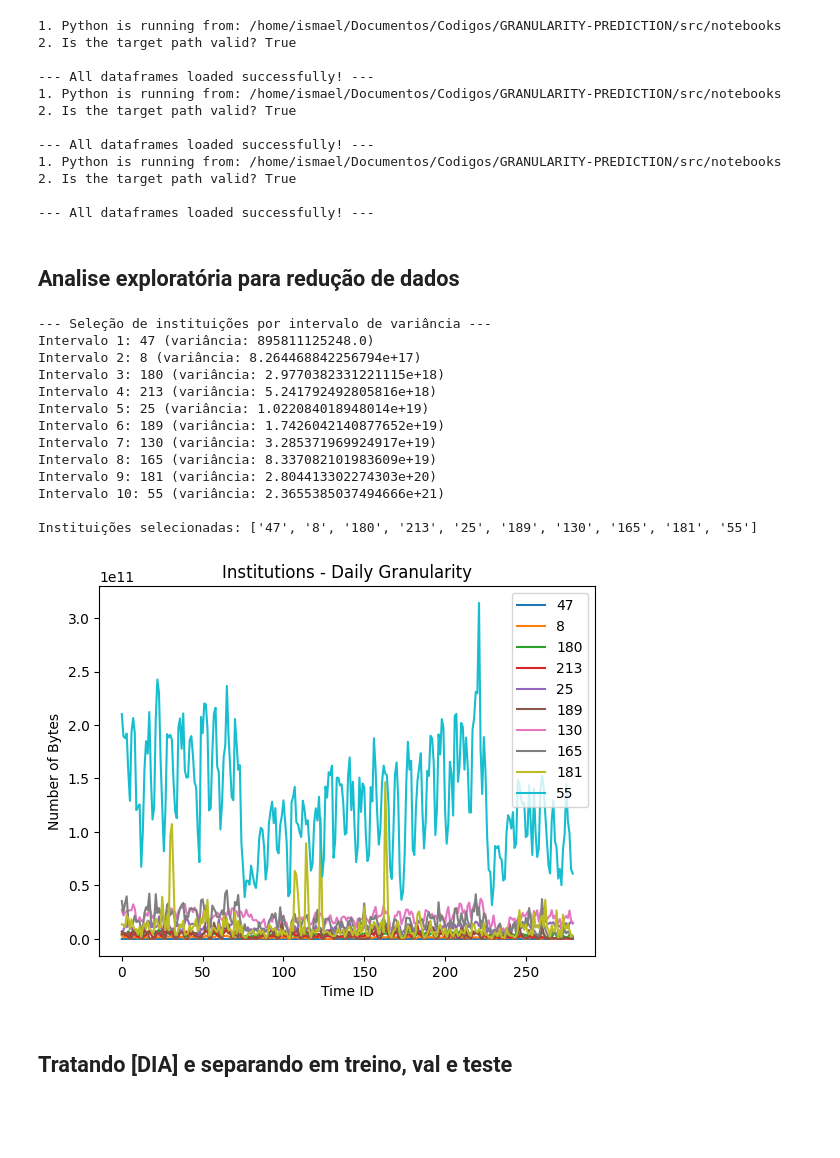
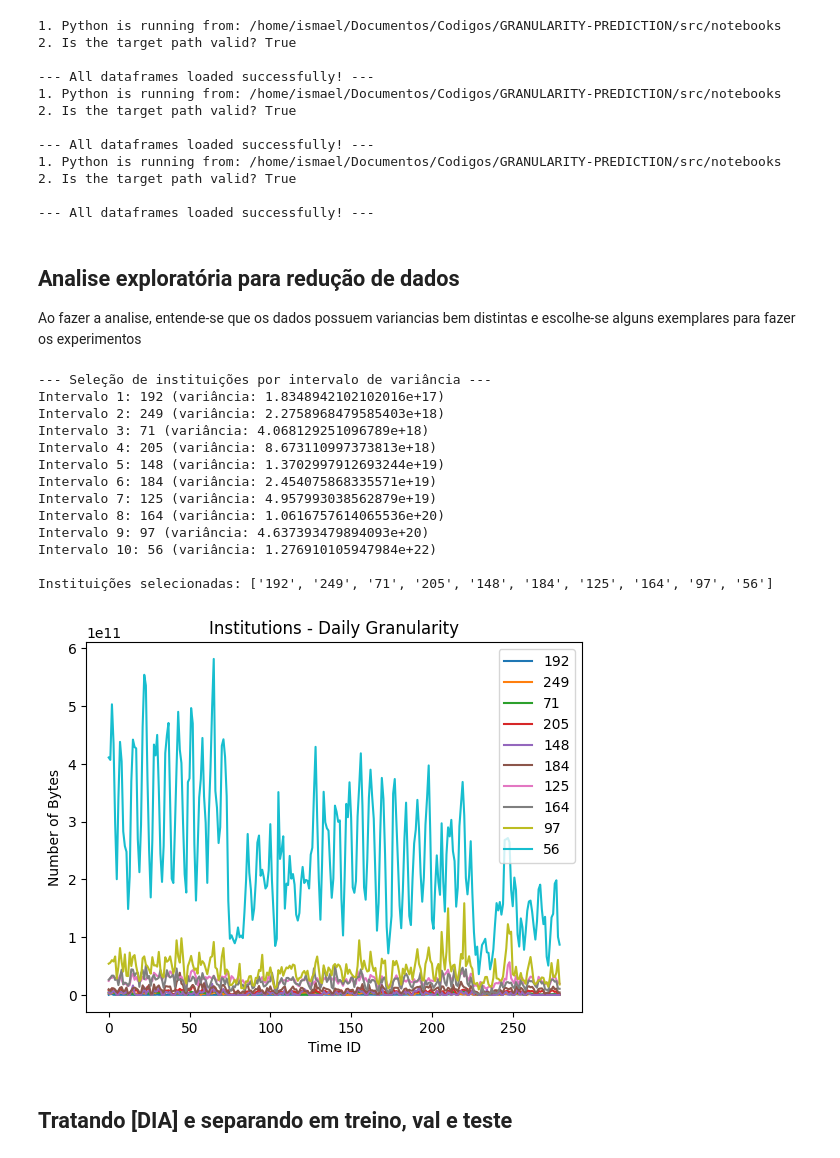
Before and after one commit to LarcesUece/GRANULARITY-PREDICTION, a Jupyter notebook: src/notebooks/analise_granularidade.ipynb, the cells around one changed output. Drawn from its saved outputs; the diff is of its cells as text; code cells hidden in the pictures; blank space fills up the shorter version.

```diff
--- a/src/notebooks/analise_granularidade.ipynb
+++ b/src/notebooks/analise_granularidade.ipynb
@@ -106,26 +106,53 @@ print("\n--- All dataframes loaded successfully! ---")
 --- All dataframes loaded successfully! ---
 # %% [markdown]
 ## Analise exploratória para redução de dados
+Ao fazer a analise, entende-se que os dados possuem variancias bem distintas e escolhe-se alguns exemplares para fazer os experimentos
 # %%
 import matplotlib.pyplot as plt
 import numpy as np
 import random
 import math
-#analise das horas
+#analise dos dados diários
 variancias = {}
 for i in df_day["id_institution"].unique():
     instituicao = df_day[df_day["id_institution"]==i]
+    serve = True
+    #plt.plot(instituicao["id_time"], instituicao["n_bytes"], label=i)
 
-    #plt.plot(instituicao["id_time"], instituicao["n_bytes"], label=i)
-    #verifica se ha valores negativos
-    if instituicao[instituicao["n_bytes"]<0].shape[0]>0:
-        print(f"{i} tem valores negativos")
 
-    #verifica se ha valores nulos
-    if instituicao[instituicao["n_bytes"].isnull()].shape[0]>0:
-        print(f"{i} tem valores nulos")
+    #verifica se ha instituições com poucos dados e elimina elas se for o caso
+    if instituicao.shape[0] < 50:
+        #print(f"{i} tem poucos dados")
+        #df_day = df_day[df_day["id_institution"]!=i]
+        serve = False
 
-    variancias[i] = instituicao["n_bytes"].var()
+    #verifica se ha instituições com valores nulos e elimina elas se for o caso
+    elif instituicao[instituicao["n_bytes"].isnull()].shape[0]>0:
+        #print(f"{i} tem valores nulos")
+        #df_day = df_day[df_day["id_institution"]!=i]
+        serve = False
+
+    #verifica se ha instituições com variância zero e elimina elas se for o caso
+    elif instituicao["n_bytes"].var() == 0:
+        #print(f"{i} tem variância zero")
+        #df_day = df_day[df_day["id_institution"]!=i]
+        serve = False
+
+    #verifica se ha instituições com valores negativos e elimina elas se for o caso
+    elif instituicao[instituicao["n_bytes"]<0].shape[0]>0:
+        #print(f"{i} tem valores negativos")
+        #df_day = df_day[df_day["id_institution"]!=i]
+        serve = False
+
+    #verifica se ha instituições com outliers (valores muito altos) e elimina elas se for o caso
+    elif instituicao[instituicao["n_bytes"] > instituicao["n_bytes"].mean() + 7*instituicao["n_bytes"].std()].shape[0]>0:
+        #print(f"{i} tem outliers")
+        #df_day = df_day[df_day["id_institution"]!=i]
+        serve = False
+
+
+    if serve:
+        variancias[i] = instituicao["n_bytes"].var()
 
 # Ordena por variância crescente
 variancias_ordenadas = sorted(variancias.items(), key=lambda x: x[1])
@@ -139,45 +166,45 @@ num_intervalos = 10
 num_instituicoes = len(variancias_ordenadas)
 tamanho_intervalo = round(num_instituicoes / num_intervalos)
 
 inst_filtradas = []
 print("\n--- Seleção de instituições por intervalo de variância ---")
 for i in range(num_intervalos):
     inicio = int(i * tamanho_intervalo)
     fim = int((i + 1) * tamanho_intervalo)
     intervalo = variancias_ordenadas[inicio:fim]
 
 
     inst_selecionada = intervalo[math.floor(tamanho_intervalo/2)][0]
     inst_filtradas.append(inst_selecionada)
     print(f"Intervalo {i+1}: {inst_selecionada} (variância: {np.float32(variancias[inst_selecionada])})")
 
 print(f"\nInstituições selecionadas: {inst_filtradas}")
 inst = inst_filtradas
 
 for i in inst:
     instituicao = df_day[df_day["id_institution"]==i]
 
     plt.plot(instituicao["id_time"], instituicao["n_bytes"], label=i)
 plt.title(f"Institutions - Daily Granularity")
 plt.xlabel("Time ID")
 plt.ylabel("Number of Bytes")
 plt.legend()
 plt.show()
 # %% [output]
 --- Seleção de instituições por intervalo de variância ---
-Intervalo 1: 47 (variância: 895811125248.0)
-Intervalo 2: 8 (variância: 8.264468842256794e+17)
-Intervalo 3: 180 (variância: 2.9770382331221115e+18)
-Intervalo 4: 213 (variância: 5.241792492805816e+18)
-Intervalo 5: 25 (variância: 1.022084018948014e+19)
-Intervalo 6: 189 (variância: 1.7426042140877652e+19)
-Intervalo 7: 130 (variância: 3.285371969924917e+19)
-Intervalo 8: 165 (variância: 8.337082101983609e+19)
-Intervalo 9: 181 (variância: 2.804413302274303e+20)
-Intervalo 10: 55 (variância: 2.3655385037494666e+21)
+Intervalo 1: 192 (variância: 1.8348942102102016e+17)
+Intervalo 2: 249 (variância: 2.2758968479585403e+18)
+Intervalo 3: 71 (variância: 4.068129251096789e+18)
+Intervalo 4: 205 (variância: 8.673110997373813e+18)
+Intervalo 5: 148 (variância: 1.3702997912693244e+19)
+Intervalo 6: 184 (variância: 2.454075868335571e+19)
+Intervalo 7: 125 (variância: 4.957993038562879e+19)
+Intervalo 8: 164 (variância: 1.0616757614065536e+20)
+Intervalo 9: 97 (variância: 4.637393479894093e+20)
+Intervalo 10: 56 (variância: 1.276910105947984e+22)
 
-Instituições selecionadas: ['47', '8', '180', '213', '25', '189', '130', '165', '181', '55']
+Instituições selecionadas: ['192', '249', '71', '205', '148', '184', '125', '164', '97', '56']
-[figure, old version]
+[figure, new version]
 # %%
 from keras.models import Model
 from keras.layers import Input, PReLU, Dense, LSTM, multiply, concatenate, Activation, GRU, SimpleRNN, Masking, Reshape
```
Also changed, not shown: parts of 14 cells of this notebook, 1 other file.
